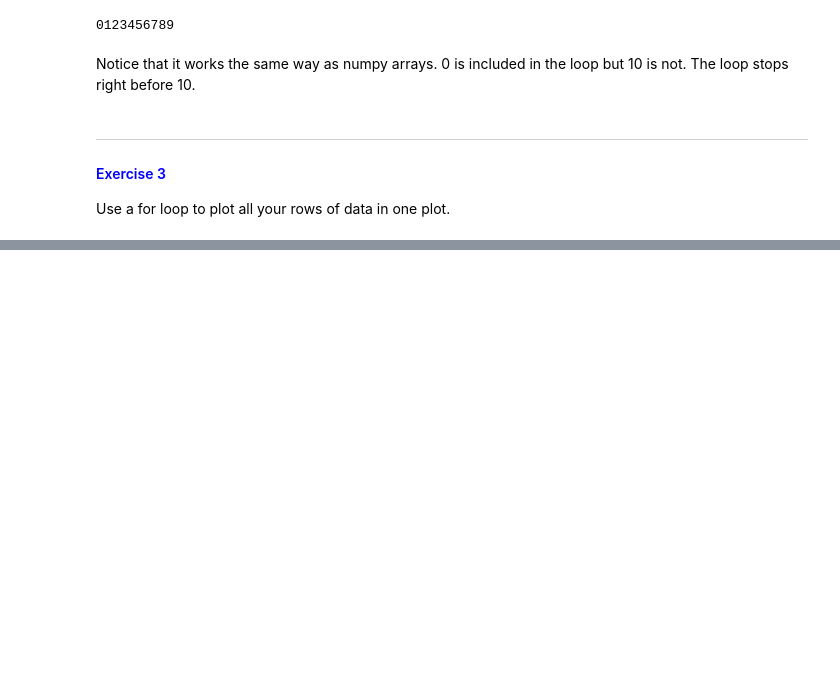
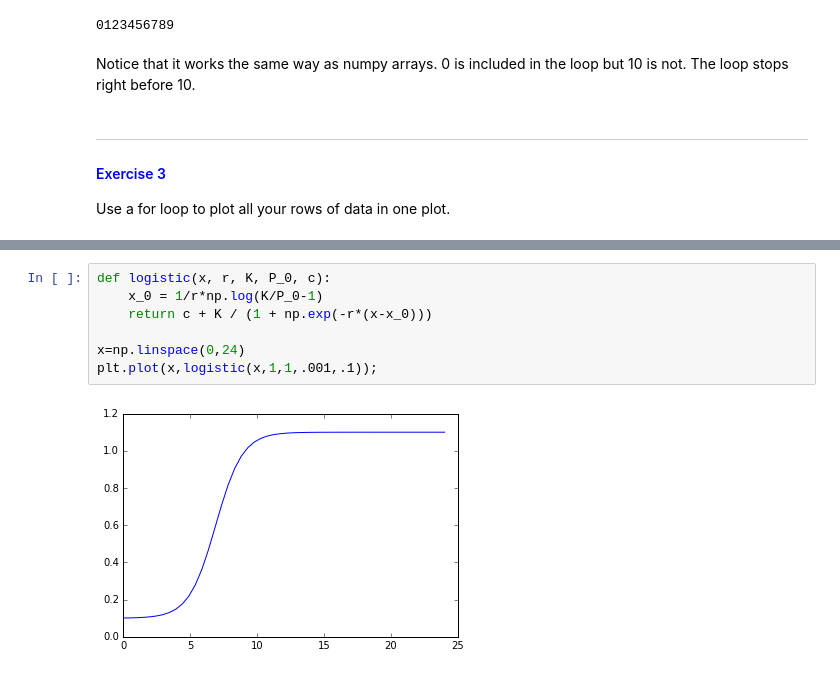
Before and after one commit to nicholas-sherer/Python-Workshop-Materials, a Jupyter notebook: Learning Programming by Analyzing E. Coli Growth.ipynb, the cells around one changed output, grey strips where cells are left out. Drawn from its saved outputs; the diff is of its cells as text; blank space fills up the shorter version.

```diff
--- a/Learning Programming by Analyzing E. Coli Growth.ipynb
+++ b/Learning Programming by Analyzing E. Coli Growth.ipynb
@@ -288,0 +355,9 @@ def windowedLineFit(x,y,start,stop):
+# %%
+def logistic(x, r, K, P_0, c):
+    x_0 = 1/r*np.log(K/P_0-1)
+    return c + K / (1 + np.exp(-r*(x-x_0)))
+
+x=np.linspace(0,24)
+plt.plot(x,logistic(x,1,1,.001,.1));
+# %% [output]
+[figure, added]
```
Also changed, not shown: parts of 29 cells of this notebook.
